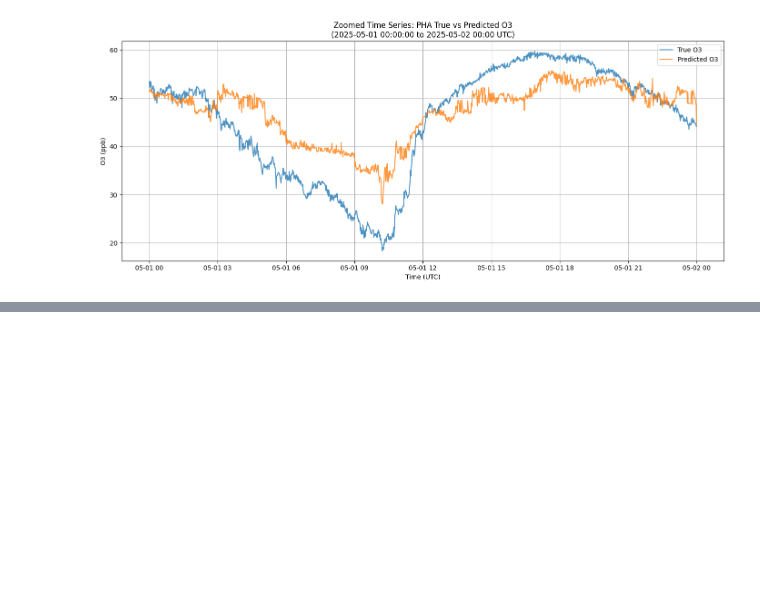
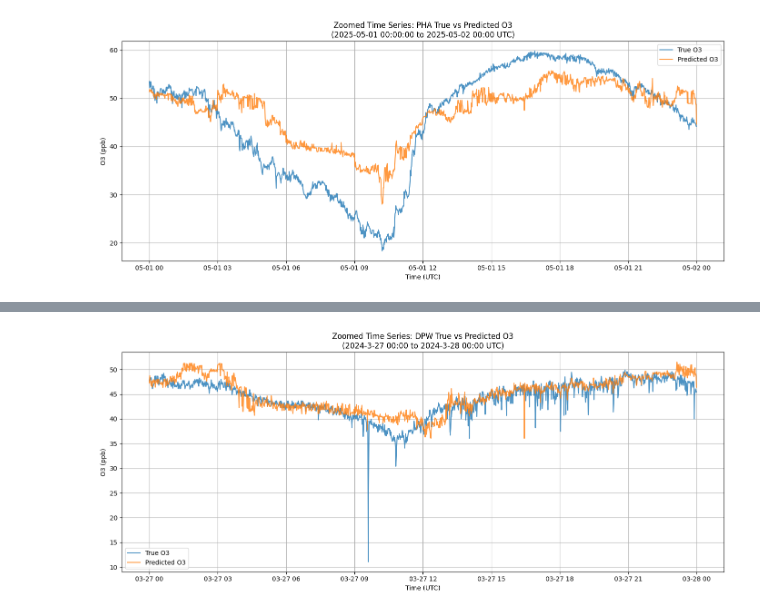
Before and after one commit to jacklardner/beacon-to-modulair-ozone, a Jupyter notebook: models.ipynb, the cells around one changed output, grey strips where cells are left out. Drawn from its saved outputs; the diff is of its cells as text; code cells hidden in the pictures; blank space fills up the shorter version.

```diff
--- a/models.ipynb
+++ b/models.ipynb
@@ -236,0 +308,20 @@ plt.show()
+# %%
+dpw_testing_df["predicted_o3"] = y_test_pred
+# %%
+start_time = pd.to_datetime("2025-03-27 00:00:00+00:00")
+end_time = pd.to_datetime("2025-03-28 00:00:00+00:00")
+
+df_zoom = dpw_testing_df[(dpw_testing_df["datetime_utc"] >= start_time) & (dpw_testing_df["datetime_utc"] <= end_time)]
+
+plt.figure(figsize=(14, 6))
+plt.plot(df_zoom["datetime_utc"], df_zoom["true_o3"], label="True O3", alpha=0.8)
+plt.plot(df_zoom["datetime_utc"], df_zoom["predicted_o3"], label="Predicted O3", alpha=0.8)
+plt.xlabel("Time (UTC)")
+plt.ylabel("O3 (ppb)")
+plt.title("Zoomed Time Series: DPW True vs Predicted O3\n(2024-3-27 00:00 to 2024-3-28 00:00 UTC)")
+plt.legend()
+plt.grid(True)
+plt.tight_layout()
+plt.show()
+# %% [output]
+[figure, added]
```
Also changed, not shown: parts of 6 cells of this notebook, 4 other files.
